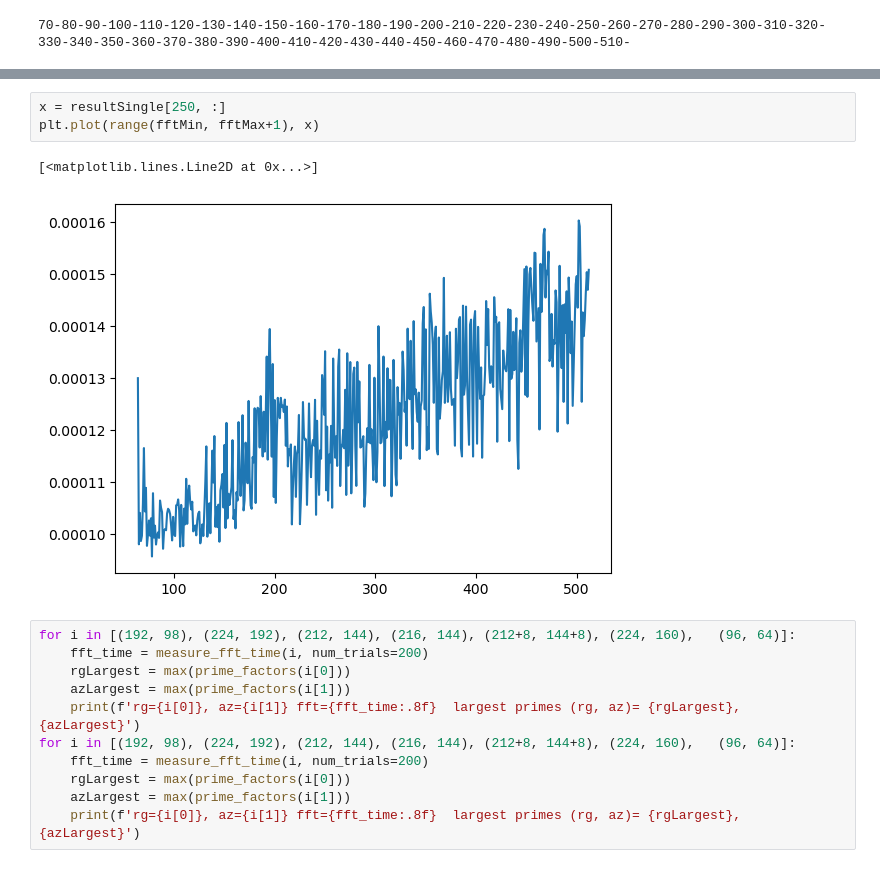
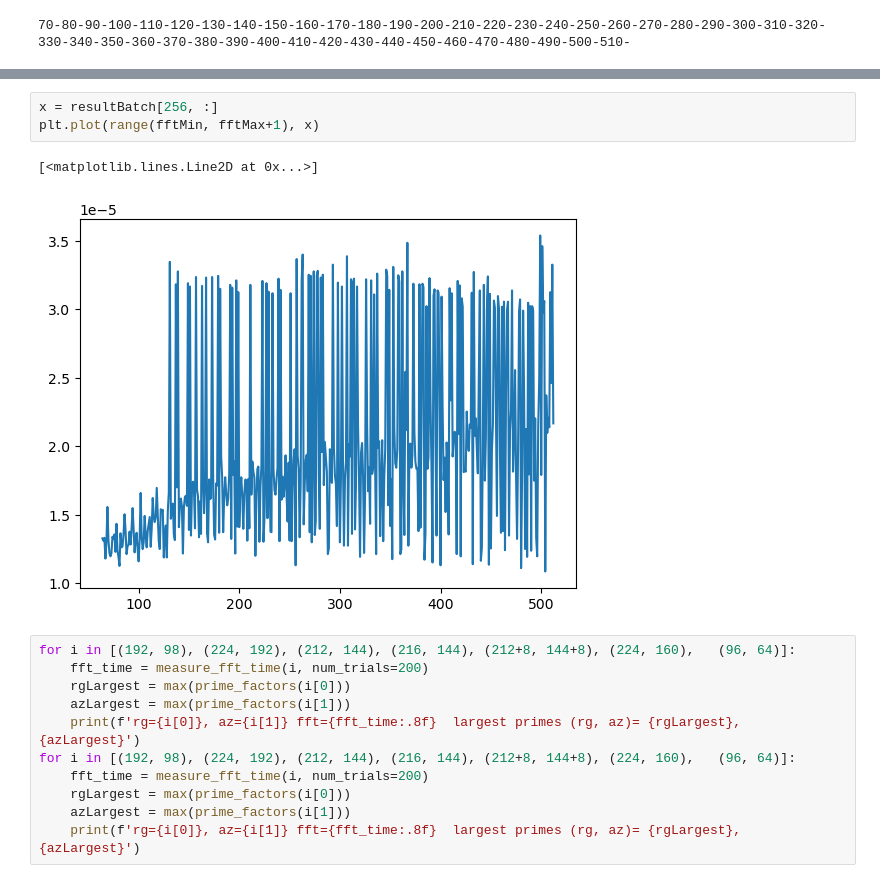
Before and after one commit to fastice/fftCudaBench, a Jupyter notebook: FFTTest.ipynb, the cells around one changed output, grey strips where cells are left out. Drawn from its saved outputs; the diff is of its cells as text.

Commit message:
with figures

```diff
--- a/FFTTest.ipynb
+++ b/FFTTest.ipynb
@@ -146,9 +146,9 @@ cb = fig.colorbar(im1)
 # %%
-x = resultSingle[250, :]
+x = resultBatch[256, :]
 plt.plot(range(fftMin, fftMax+1), x)
 # %% [output]
 [<matplotlib.lines.Line2D at 0x...>]
-[figure, old version]
+[figure, new version]
 # %%
 for i in [(192, 98), (224, 192), (212, 144), (216, 144), (212+8, 144+8), (224, 160),   (96, 64)]:
     fft_time = measure_fft_time(i, num_trials=200)
```
Also changed, not shown: parts of 2 cells of this notebook.
